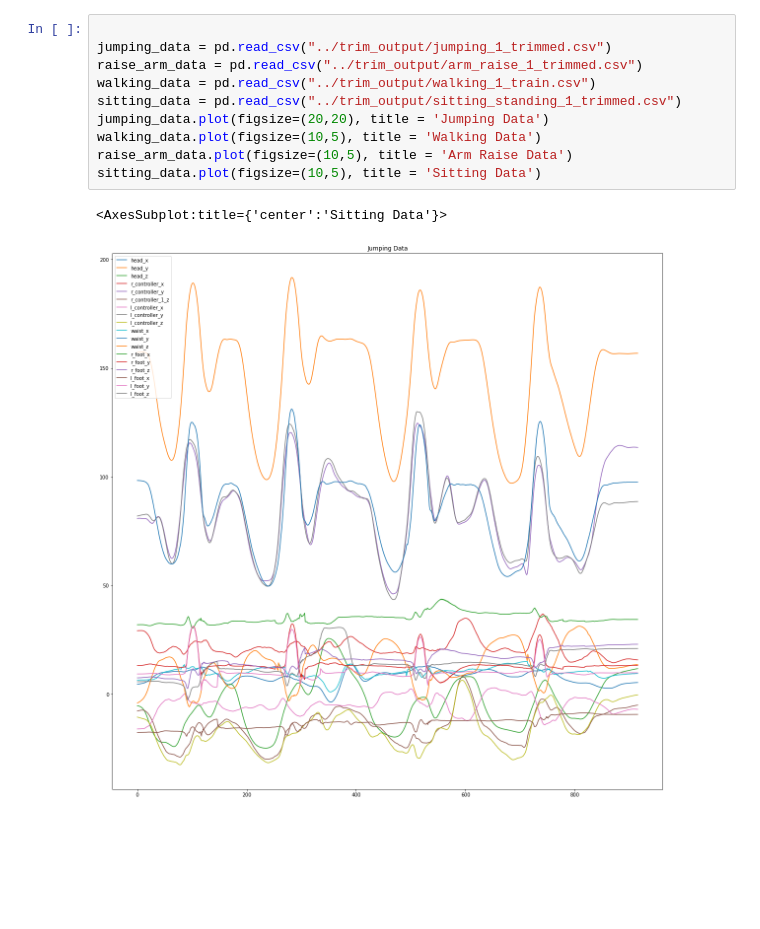
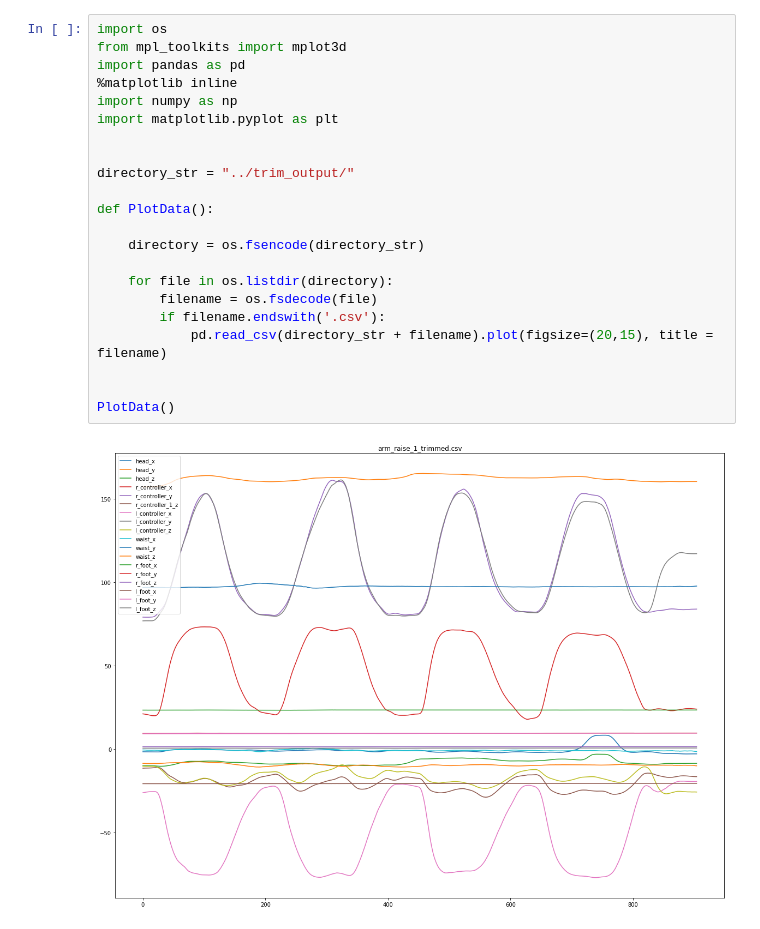
Before and after one commit to jev-e/JE-Msc-lower-body-pose-estimation, a Jupyter notebook: notebooks/plotly.ipynb, the cells around one changed output. Saved outputs shown, nothing was run; the diff lists cells and outputs as text; blank space fills up the shorter version.

```diff
--- a/notebooks/plotly.ipynb
+++ b/notebooks/plotly.ipynb
@@ -24,13 +1,24 @@ z_pos_first = z_pos.iloc[0]
 # %%
+import os
+from mpl_toolkits import mplot3d
+import pandas as pd
+%matplotlib inline
+import numpy as np
+import matplotlib.pyplot as plt
 
-jumping_data = pd.read_csv("../trim_output/jumping_1_trimmed.csv")
-raise_arm_data = pd.read_csv("../trim_output/arm_raise_1_trimmed.csv")
-walking_data = pd.read_csv("../trim_output/walking_1_train.csv")
-sitting_data = pd.read_csv("../trim_output/sitting_standing_1_trimmed.csv")
-jumping_data.plot(figsize=(20,20), title = 'Jumping Data')
-walking_data.plot(figsize=(10,5), title = 'Walking Data')
-raise_arm_data.plot(figsize=(10,5), title = 'Arm Raise Data')
-sitting_data.plot(figsize=(10,5), title = 'Sitting Data')
+
+directory_str = "../trim_output/"
+
+def PlotData():
+
+    directory = os.fsencode(directory_str)
+
+    for file in os.listdir(directory):
+        filename = os.fsdecode(file)
+        if filename.endswith('.csv'):
+            pd.read_csv(directory_str + filename).plot(figsize=(20,15), title = filename)
+
+
+PlotData()
 # %% [output]
-<AxesSubplot:title={'center':'Sitting Data'}>
-[figure, old version]
+[figure, new version]
```
Also changed, not shown: parts of 2 cells of this notebook, 2 other files.
